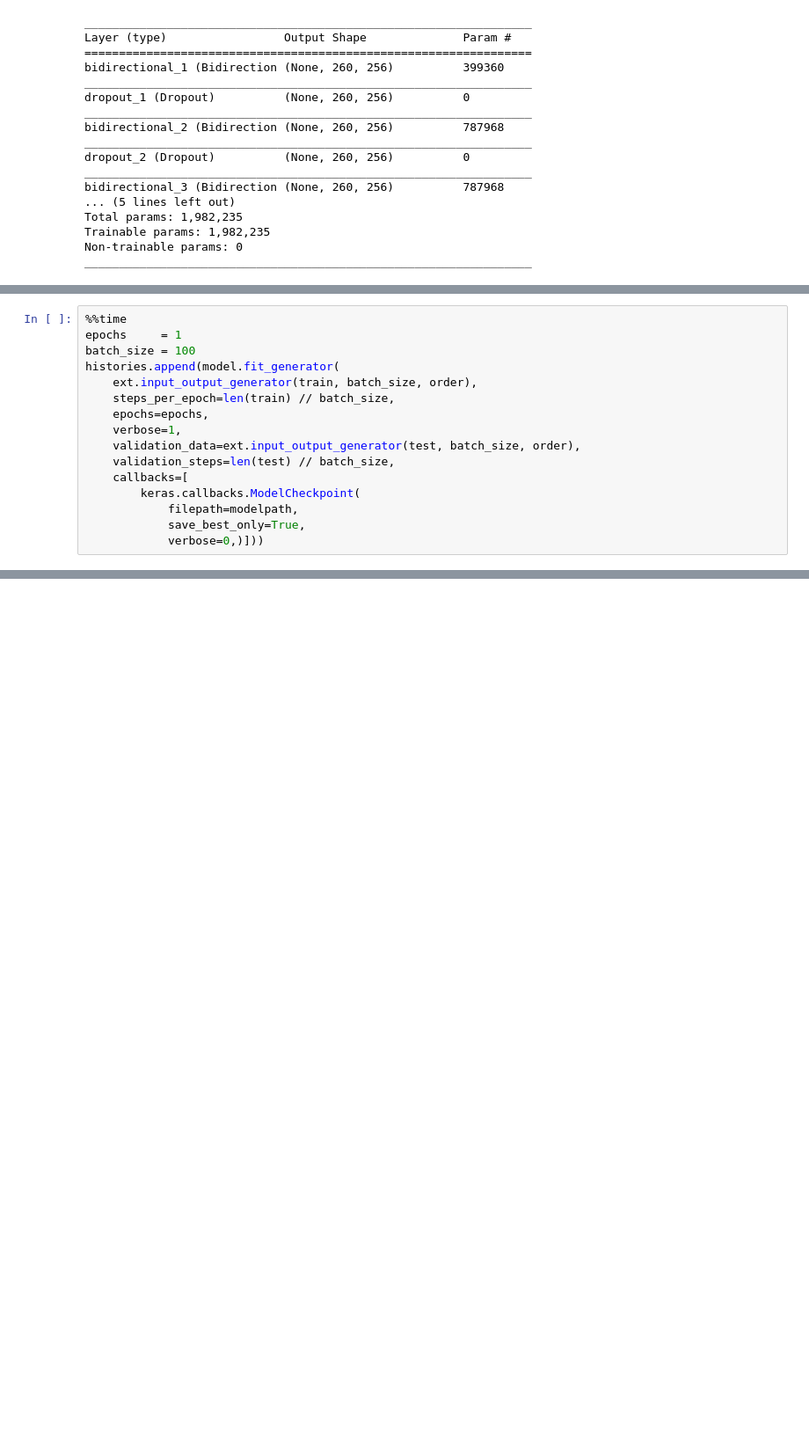
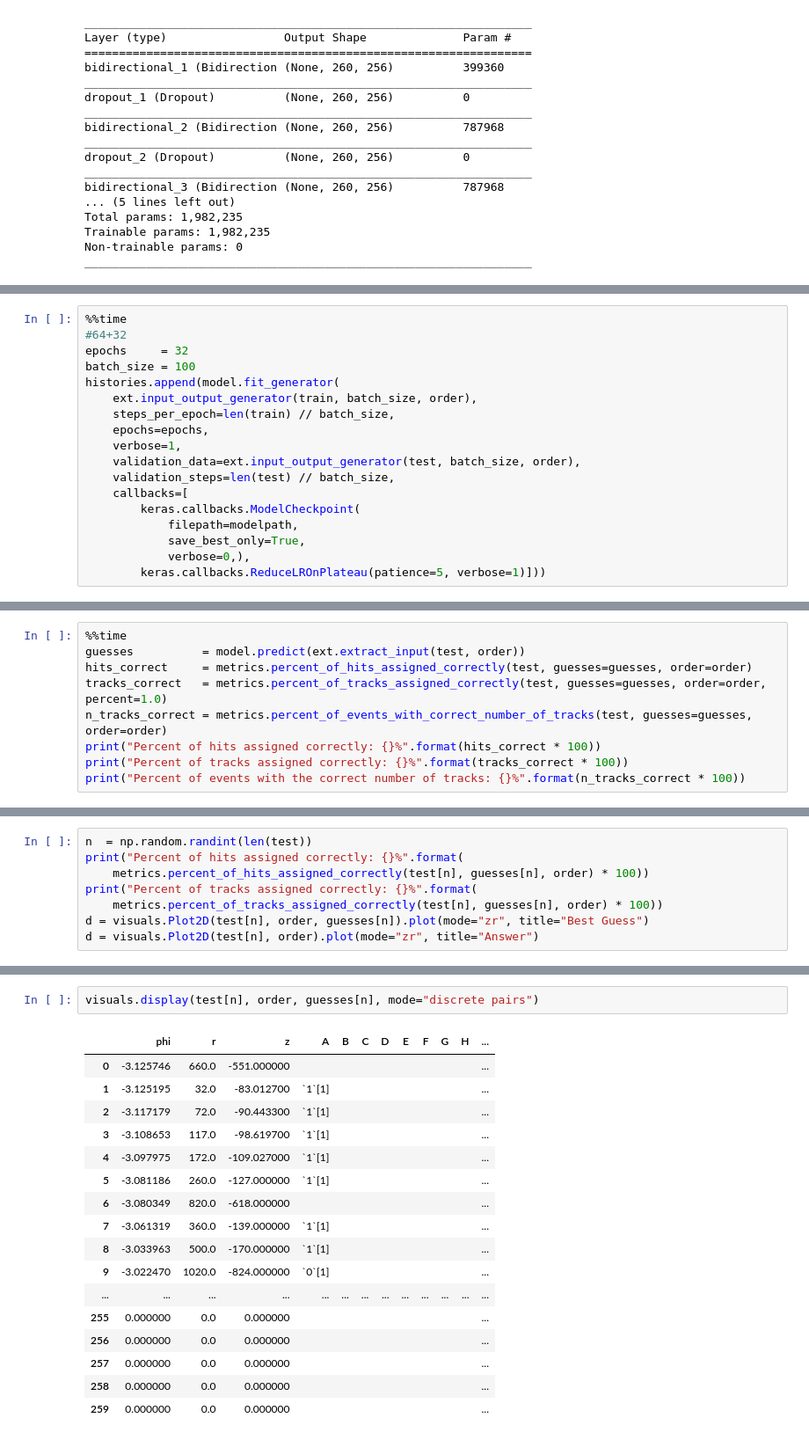
Before and after one commit to DZurawski/Fermi-Internship-2017, a Jupyter notebook: Track/TRAIN-ON-ACTS20-TEST-ON-ACTS80.ipynb, the cells around one changed output, grey strips where cells are left out. Shown at 88% size. Drawn from its saved outputs; the diff is of its cells as text; blank space fills up the shorter version.

Commit message:
starting tests on ACTS

```diff
--- a/Track/TRAIN-ON-ACTS20-TEST-ON-ACTS80.ipynb
+++ b/Track/TRAIN-ON-ACTS20-TEST-ON-ACTS80.ipynb
@@ -134,6 +194,7 @@ _________________________________________________________________
 # %%
 %%time
-epochs     = 1
+#64+32
+epochs     = 32
 batch_size = 100
 histories.append(model.fit_generator(
     ext.input_output_generator(train, batch_size, order),
@@ -146,5 +207,6 @@ histories.append(model.fit_generator(
         keras.callbacks.ModelCheckpoint(
             filepath=modelpath,
             save_best_only=True,
-            verbose=0,)]))
+            verbose=0,),
+        keras.callbacks.ReduceLROnPlateau(patience=5, verbose=1)]))
 # %% [output]
@@ -155,0 +232,9 @@ Wall time: 5min 43s
+# %%
+%%time
+guesses          = model.predict(ext.extract_input(test, order))
+hits_correct     = metrics.percent_of_hits_assigned_correctly(test, guesses=guesses, order=order)
+tracks_correct   = metrics.percent_of_tracks_assigned_correctly(test, guesses=guesses, order=order, percent=1.0)
+n_tracks_correct = metrics.percent_of_events_with_correct_number_of_tracks(test, guesses=guesses, order=order)
+print("Percent of hits assigned correctly: {}%".format(hits_correct * 100))
+print("Percent of tracks assigned correctly: {}%".format(tracks_correct * 100))
+print("Percent of events with the correct number of tracks: {}%".format(n_tracks_correct * 100))
@@ -155,0 +253,8 @@ Wall time: 5min 43s
+# %%
+n  = np.random.randint(len(test))
+print("Percent of hits assigned correctly: {}%".format(
+    metrics.percent_of_hits_assigned_correctly(test[n], guesses[n], order) * 100))
+print("Percent of tracks assigned correctly: {}%".format(
+    metrics.percent_of_tracks_assigned_correctly(test[n], guesses[n], order) * 100))
+d = visuals.Plot2D(test[n], order, guesses[n]).plot(mode="zr", title="Best Guess")
+d = visuals.Plot2D(test[n], order).plot(mode="zr", title="Answer")
@@ -155,0 +276,20 @@ Wall time: 5min 43s
+# %%
+visuals.display(test[n], order, guesses[n], mode="discrete pairs")
+# %% [output]
+|  | phi | r | z | A | B | C | D | E | F | G | H | ... |
+| 0 | -3.125746 | 660.0 | -551.000000 |  |  |  |  |  |  |  |  | ... |
+| 1 | -3.125195 | 32.0 | -83.012700 | `1`[1] |  |  |  |  |  |  |  | ... |
+| 2 | -3.117179 | 72.0 | -90.443300 | `1`[1] |  |  |  |  |  |  |  | ... |
+| 3 | -3.108653 | 117.0 | -98.619700 | `1`[1] |  |  |  |  |  |  |  | ... |
+| 4 | -3.097975 | 172.0 | -109.027000 | `1`[1] |  |  |  |  |  |  |  | ... |
+| 5 | -3.081186 | 260.0 | -127.000000 | `1`[1] |  |  |  |  |  |  |  | ... |
+| 6 | -3.080349 | 820.0 | -618.000000 |  |  |  |  |  |  |  |  | ... |
+| 7 | -3.061319 | 360.0 | -139.000000 | `1`[1] |  |  |  |  |  |  |  | ... |
+| 8 | -3.033963 | 500.0 | -170.000000 | `1`[1] |  |  |  |  |  |  |  | ... |
+| 9 | -3.022470 | 1020.0 | -824.000000 | `0`[1] |  |  |  |  |  |  |  | ... |
+| ... | ... | ... | ... | ... | ... | ... | ... | ... | ... | ... | ... | ... |
+| 255 | 0.000000 | 0.0 | 0.000000 |  |  |  |  |  |  |  |  | ... |
+| 256 | 0.000000 | 0.0 | 0.000000 |  |  |  |  |  |  |  |  | ... |
+| 257 | 0.000000 | 0.0 | 0.000000 |  |  |  |  |  |  |  |  | ... |
+| 258 | 0.000000 | 0.0 | 0.000000 |  |  |  |  |  |  |  |  | ... |
+| 259 | 0.000000 | 0.0 | 0.000000 |  |  |  |  |  |  |  |  | ... |
```
Also changed, not shown: parts of 20 cells of this notebook, 9 other files.
